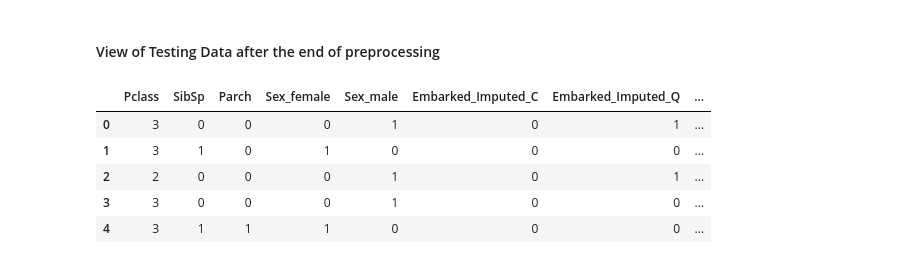
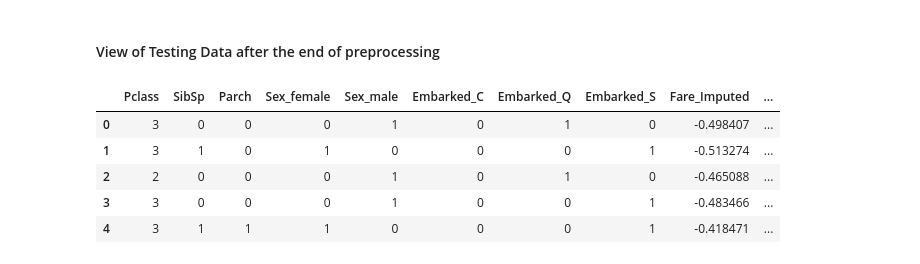
Before and after one commit to mahmodKhaled/Titanic---Machine-Learning-from-Disaster, a Jupyter notebook: notebooks/preprocessing_data.ipynb, the cells around one changed output. Drawn from its saved outputs; the diff is of its cells as text; code cells hidden in the pictures.

```diff
--- a/notebooks/preprocessing_data.ipynb
+++ b/notebooks/preprocessing_data.ipynb
@@ -224,12 +224,12 @@ train.head()
 # %% [markdown]
 #### View of Testing Data after the end of preprocessing
 # %%
-test = preprocess_data(test)
+test = preprocess_data(test, 'test')
 test.head()
 # %% [output]
-|  | Pclass | SibSp | Parch | Sex_female | Sex_male | Embarked_Imputed_C | Embarked_Imputed_Q | ... |
-| 0 | 3 | 0 | 0 | 0 | 1 | 0 | 1 | ... |
-| 1 | 3 | 1 | 0 | 1 | 0 | 0 | 0 | ... |
-| 2 | 2 | 0 | 0 | 0 | 1 | 0 | 1 | ... |
-| 3 | 3 | 0 | 0 | 0 | 1 | 0 | 0 | ... |
-| 4 | 3 | 1 | 1 | 1 | 0 | 0 | 0 | ... |
+|  | Pclass | SibSp | Parch | Sex_female | Sex_male | Embarked_C | Embarked_Q | Embarked_S | Fare_Imputed | ... |
+| 0 | 3 | 0 | 0 | 0 | 1 | 0 | 1 | 0 | -0.498407 | ... |
+| 1 | 3 | 1 | 0 | 1 | 0 | 0 | 0 | 1 | -0.513274 | ... |
+| 2 | 2 | 0 | 0 | 0 | 1 | 0 | 1 | 0 | -0.465088 | ... |
+| 3 | 3 | 0 | 0 | 0 | 1 | 0 | 0 | 1 | -0.483466 | ... |
+| 4 | 3 | 1 | 1 | 1 | 0 | 0 | 0 | 1 | -0.418471 | ... |
```
Also changed, not shown: parts of 1 cell of this notebook.
